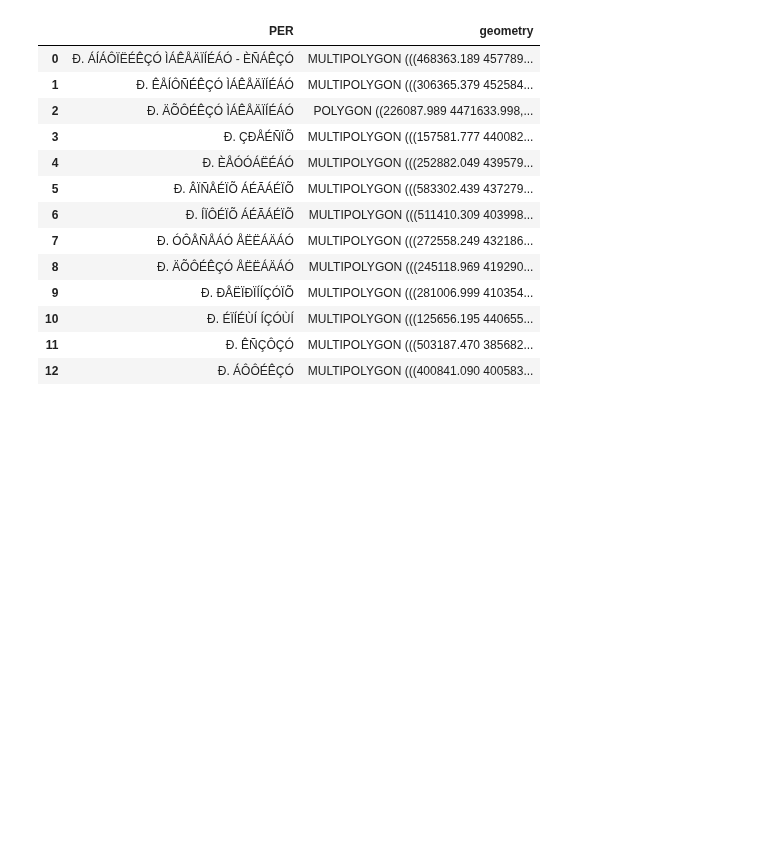
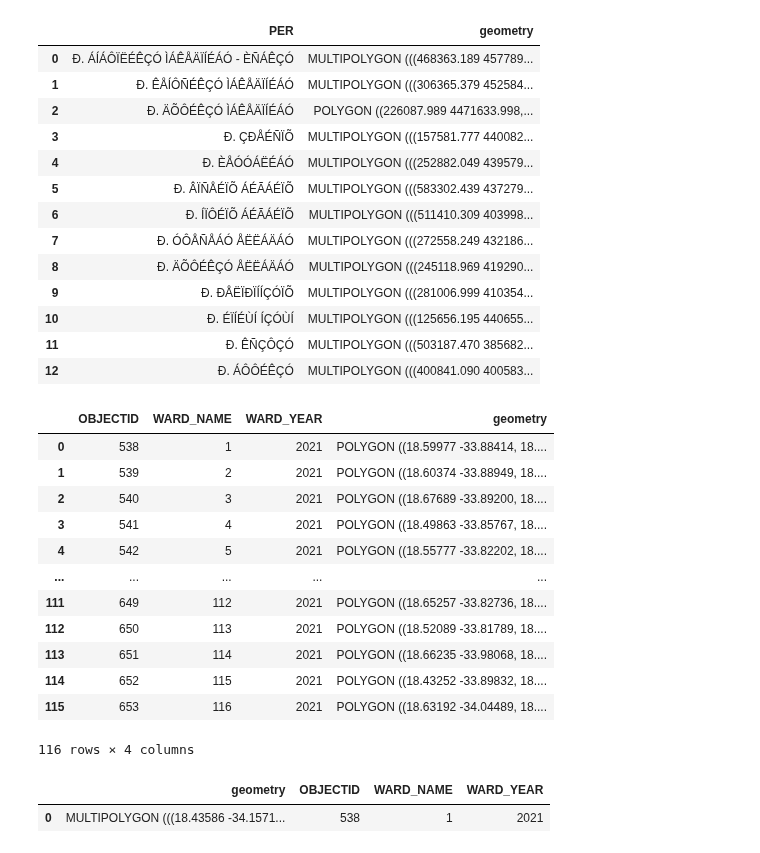
Before and after one commit to brookefzy/uvi-time-machine, a Jupyter notebook: _script/X-data-org/04-city-boundary_allother.ipynb, the cells around one changed output. Saved outputs shown, nothing was run; the diff lists cells and outputs as text; code cells hidden in the pictures; blank space fills up the shorter version.

```diff
--- a/_script/X-data-org/04-city-boundary_allother.ipynb
+++ b/_script/X-data-org/04-city-boundary_allother.ipynb
@@ -75,3 +75,32 @@ gdf = gpd.read_file(os.path.join(RAW_FOLDER, "greece/periphereies"))
 | 10 | Ð. ÉÏÍÉÙÍ ÍÇÓÙÍ | MULTIPOLYGON (((125656.195 440655... |
 | 11 | Ð. ÊÑÇÔÇÓ | MULTIPOLYGON (((503187.470 385682... |
 | 12 | Ð. ÁÔÔÉÊÇÓ | MULTIPOLYGON (((400841.090 400583... |
+# %%
+import osmnx as ox
+import geopandas as gpd
+import os
+
+# Parameters
+gdf = gpd.read_file(os.path.join(RAW_FOLDER, "Capetown_wards.geojson"))
+gdf
+# %% [output]
+|  | OBJECTID | WARD_NAME | WARD_YEAR | geometry |
+| 0 | 538 | 1 | 2021 | POLYGON ((18.59977 -33.88414, 18.... |
+| 1 | 539 | 2 | 2021 | POLYGON ((18.60374 -33.88949, 18.... |
+| 2 | 540 | 3 | 2021 | POLYGON ((18.67689 -33.89200, 18.... |
+| 3 | 541 | 4 | 2021 | POLYGON ((18.49863 -33.85767, 18.... |
+| 4 | 542 | 5 | 2021 | POLYGON ((18.55777 -33.82202, 18.... |
+| ... | ... | ... | ... | ... |
+| 111 | 649 | 112 | 2021 | POLYGON ((18.65257 -33.82736, 18.... |
+| 112 | 650 | 113 | 2021 | POLYGON ((18.52089 -33.81789, 18.... |
+| 113 | 651 | 114 | 2021 | POLYGON ((18.66235 -33.98068, 18.... |
+| 114 | 652 | 115 | 2021 | POLYGON ((18.43252 -33.89832, 18.... |
+| 115 | 653 | 116 | 2021 | POLYGON ((18.63192 -34.04489, 18.... |
+116 rows × 4 columns
+# %%
+gdf= gdf.dissolve()
+gdf = gdf.to_crs(epsg=4326)
+gdf.head()
+# %% [output]
+|  | geometry | OBJECTID | WARD_NAME | WARD_YEAR |
+| 0 | MULTIPOLYGON (((18.43586 -34.1571... | 538 | 1 | 2021 |
```
Also changed, not shown: parts of 1 cell of this notebook.
